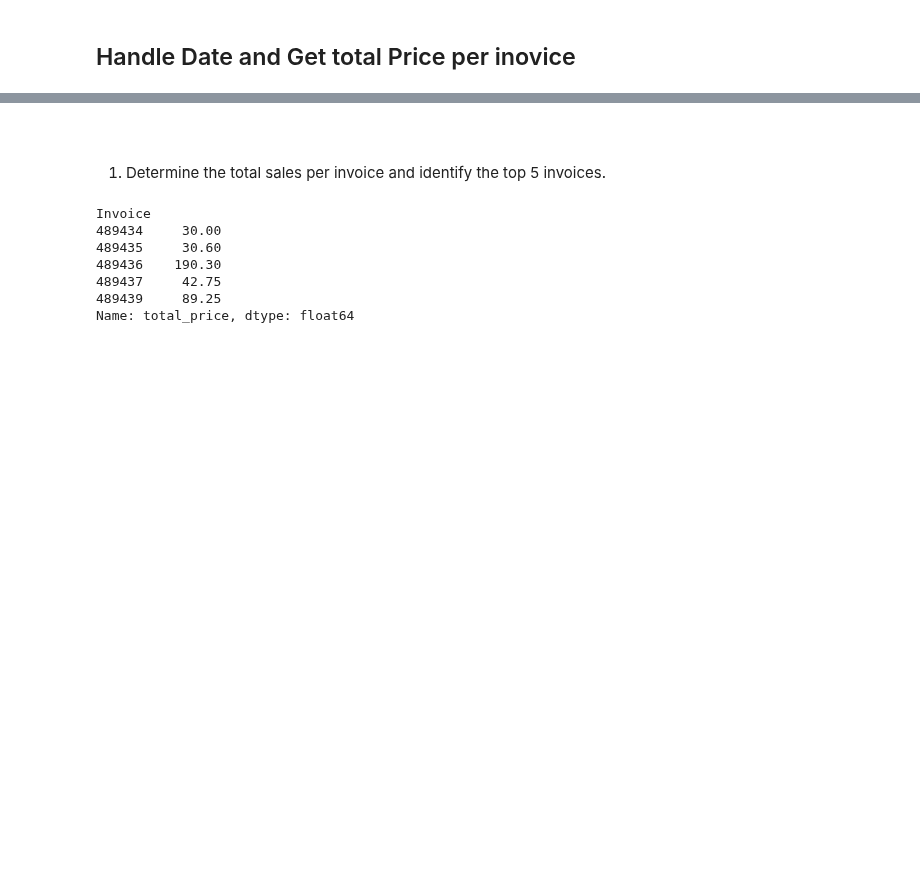
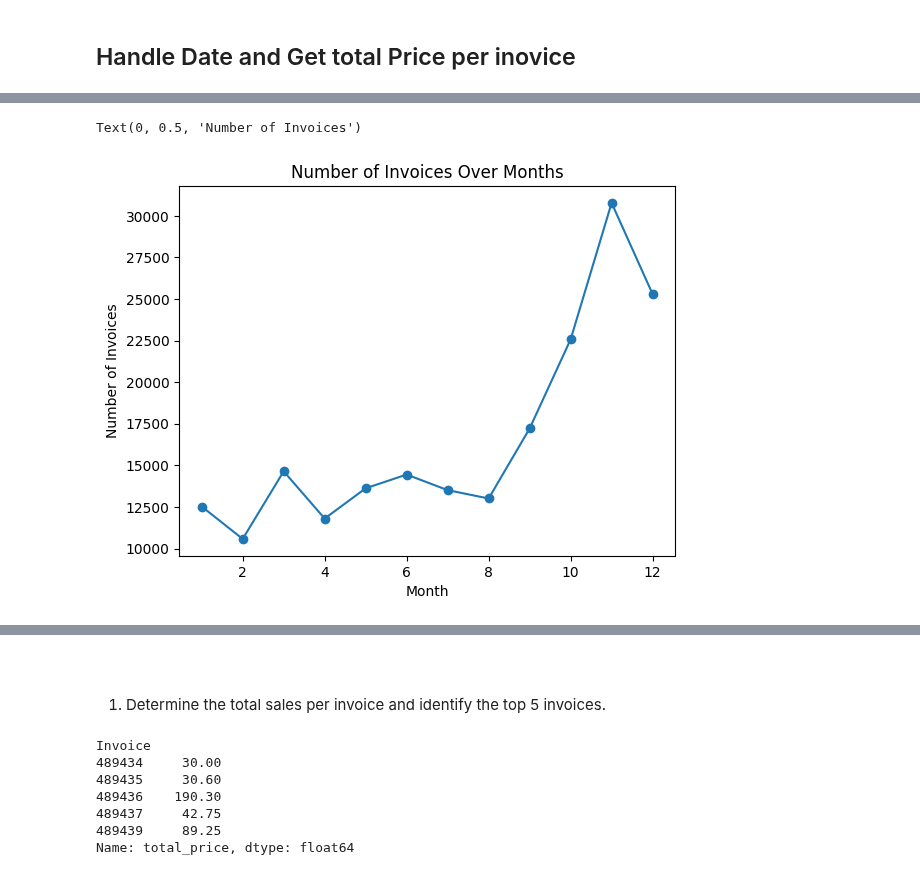
Before and after one commit to sondosaabed/SP.TOP-Data-Science-and-Analytics, a Jupyter notebook: Assignments/A5/1190652_A5.ipynb, the cells around one changed output, grey strips where cells are left out. Drawn from its saved outputs; the diff is of its cells as text; code cells hidden in the pictures; blank space fills up the shorter version.

```diff
--- a/Assignments/A5/1190652_A5.ipynb
+++ b/Assignments/A5/1190652_A5.ipynb
@@ -206,0 +226,8 @@ sample.head()
+# %%
+sample.groupby('InvoiceMonth')['Invoice'].count().plot(marker='o')
+plt.title('Number of Invoices Over Months')
+plt.xlabel('Month')
+plt.ylabel('Number of Invoices')
+# %% [output]
+Text(0, 0.5, 'Number of Invoices')
+[figure, added]
```
Also changed, not shown: parts of 7 cells of this notebook.
